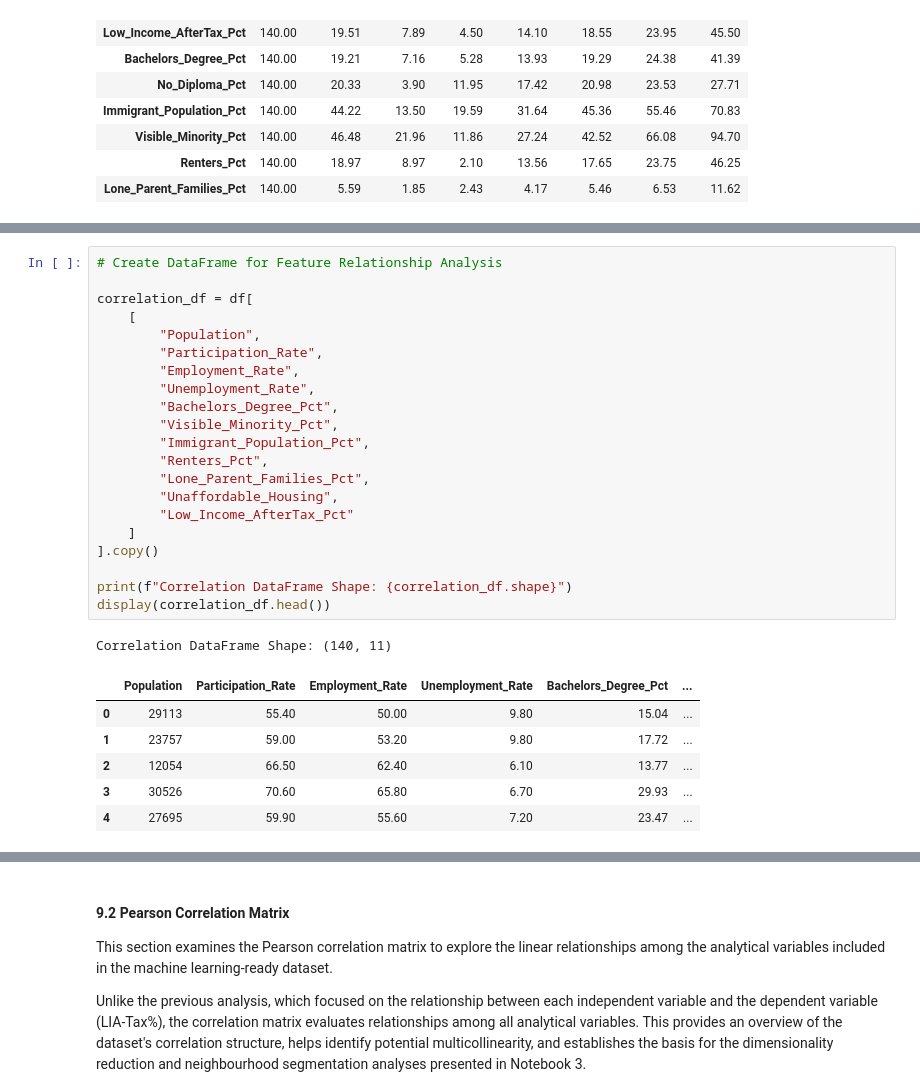
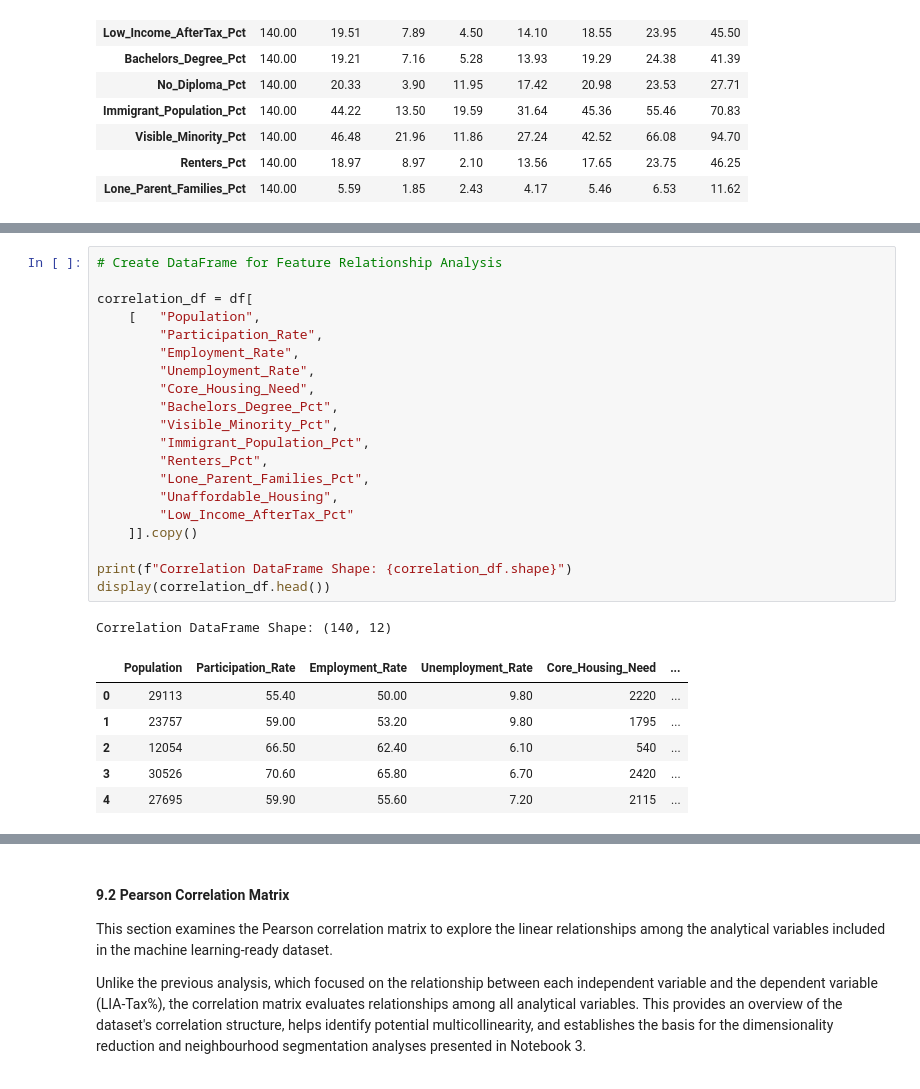
Before and after one commit to ksalyamova/CIND820-Capstone-Project, a Jupyter notebook: notebooks/01_2016_dataset/02_Feature_Relationship_Analysis.ipynb, the cells around one changed output, grey strips where cells are left out. Cells and saved outputs as stored; diff of their text form.

```diff
--- a/notebooks/01_2016_dataset/02_Feature_Relationship_Analysis.ipynb
+++ b/notebooks/01_2016_dataset/02_Feature_Relationship_Analysis.ipynb
@@ -311,32 +309,31 @@ These descriptive statistics provide the foundation for the correlation and mult
 # %%
 # Create DataFrame for Feature Relationship Analysis
 
 correlation_df = df[
-    [
-        "Population",
+    [   "Population",
         "Participation_Rate",
         "Employment_Rate",
         "Unemployment_Rate",
+        "Core_Housing_Need",
         "Bachelors_Degree_Pct",
         "Visible_Minority_Pct",
         "Immigrant_Population_Pct",
         "Renters_Pct",
         "Lone_Parent_Families_Pct",
         "Unaffordable_Housing",
         "Low_Income_AfterTax_Pct"
-    ]
-].copy()
+    ]].copy()
 
 print(f"Correlation DataFrame Shape: {correlation_df.shape}")
 display(correlation_df.head())
 # %% [output]
-Correlation DataFrame Shape: (140, 11)
+Correlation DataFrame Shape: (140, 12)
-|  | Population | Participation_Rate | Employment_Rate | Unemployment_Rate | Bachelors_Degree_Pct | ... |
-| 0 | 29113 | 55.40 | 50.00 | 9.80 | 15.04 | ... |
-| 1 | 23757 | 59.00 | 53.20 | 9.80 | 17.72 | ... |
-| 2 | 12054 | 66.50 | 62.40 | 6.10 | 13.77 | ... |
-| 3 | 30526 | 70.60 | 65.80 | 6.70 | 29.93 | ... |
-| 4 | 27695 | 59.90 | 55.60 | 7.20 | 23.47 | ... |
+|  | Population | Participation_Rate | Employment_Rate | Unemployment_Rate | Core_Housing_Need | ... |
+| 0 | 29113 | 55.40 | 50.00 | 9.80 | 2220 | ... |
+| 1 | 23757 | 59.00 | 53.20 | 9.80 | 1795 | ... |
+| 2 | 12054 | 66.50 | 62.40 | 6.10 | 540 | ... |
+| 3 | 30526 | 70.60 | 65.80 | 6.70 | 2420 | ... |
+| 4 | 27695 | 59.90 | 55.60 | 7.20 | 2115 | ... |
 # %% [markdown]
 ### Section-9. Correlation Analysis
 
```
Also changed, not shown: parts of 36 cells of this notebook, 11 other files.
